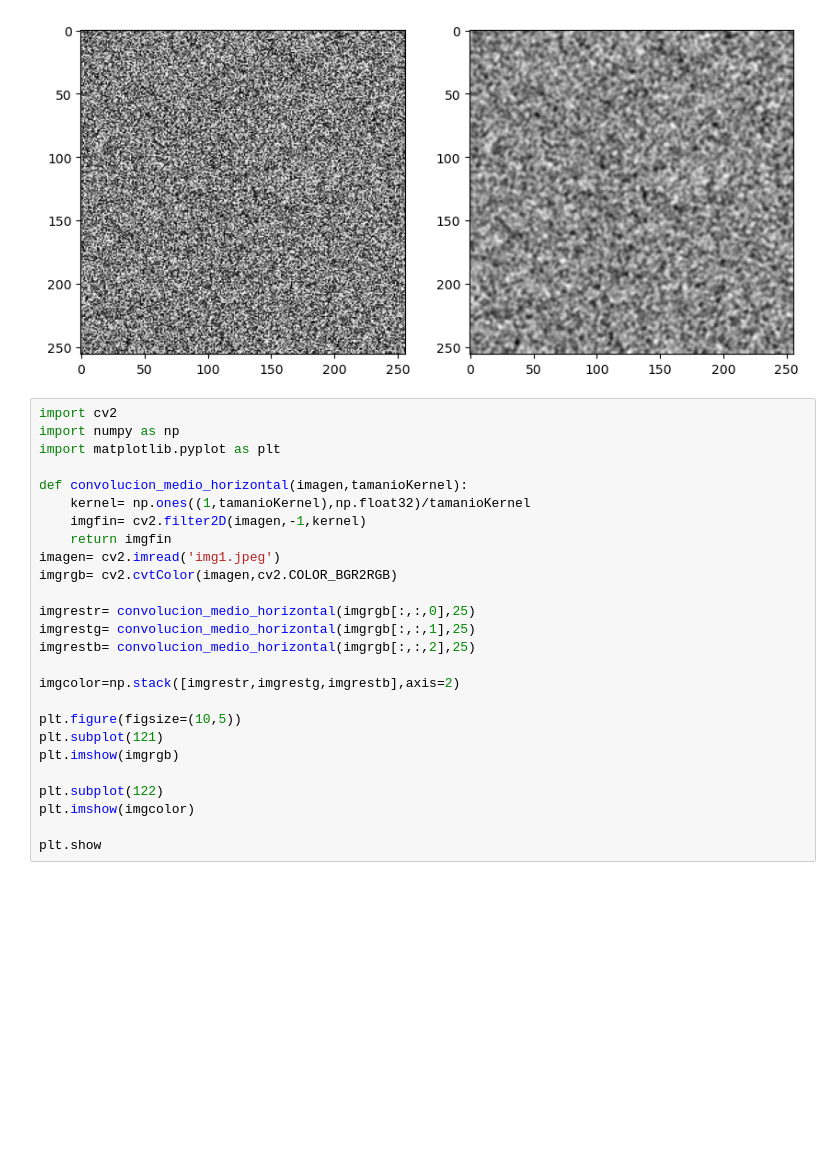
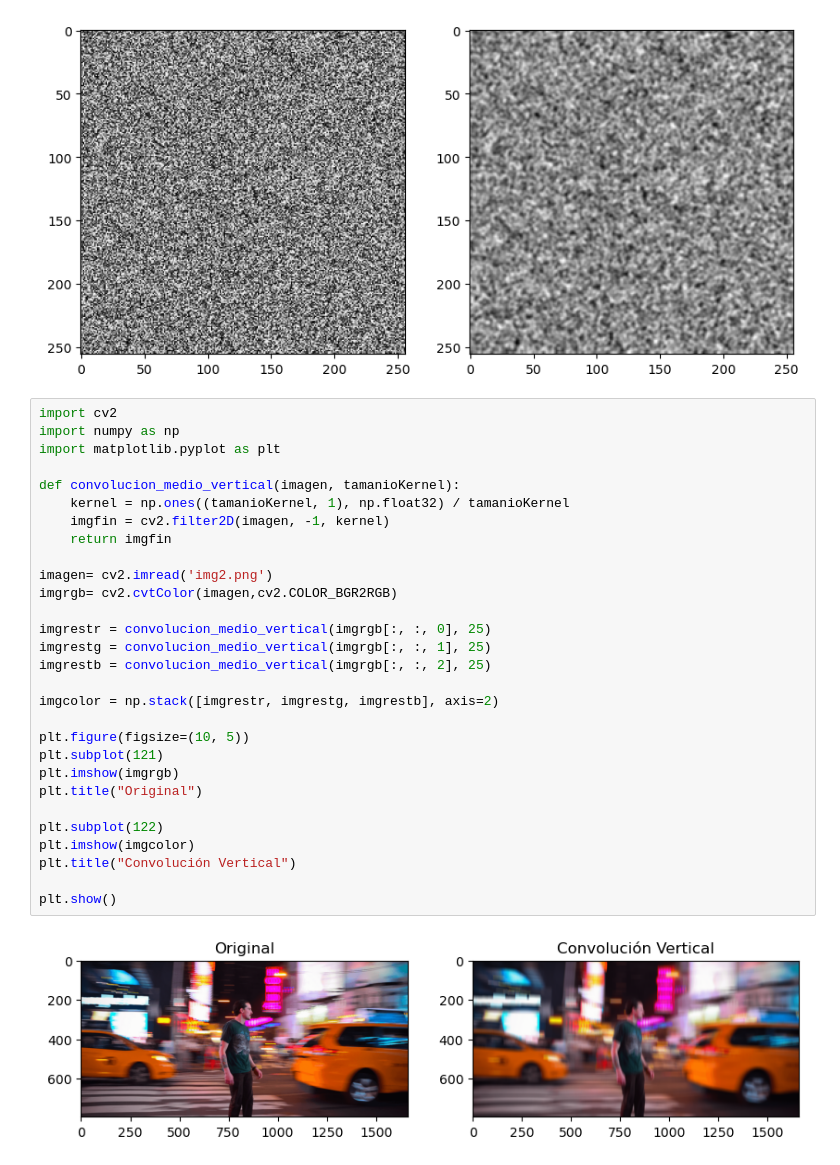
Before and after one commit to IblingGabrielValle-27/PDI---GABRIEL-VALLE, a Jupyter notebook: TEMA 3/convolucion.ipynb, the cells around one changed output. Drawn from its saved outputs; the diff is of its cells as text; blank space fills up the shorter version.

```diff
--- a/TEMA 3/convolucion.ipynb
+++ b/TEMA 3/convolucion.ipynb
@@ -147,26 +147,31 @@ plt.show
 # %%
 import cv2
 import numpy as np
 import matplotlib.pyplot as plt
 
-def convolucion_medio_horizontal(imagen,tamanioKernel):
-    kernel= np.ones((1,tamanioKernel),np.float32)/tamanioKernel
-    imgfin= cv2.filter2D(imagen,-1,kernel)
+def convolucion_medio_vertical(imagen, tamanioKernel):
+    kernel = np.ones((tamanioKernel, 1), np.float32) / tamanioKernel
+    imgfin = cv2.filter2D(imagen, -1, kernel)
     return imgfin
-imagen= cv2.imread('img1.jpeg')
+
+imagen= cv2.imread('img2.png')
 imgrgb= cv2.cvtColor(imagen,cv2.COLOR_BGR2RGB)
 
-imgrestr= convolucion_medio_horizontal(imgrgb[:,:,0],25)
-imgrestg= convolucion_medio_horizontal(imgrgb[:,:,1],25)
-imgrestb= convolucion_medio_horizontal(imgrgb[:,:,2],25)
+imgrestr = convolucion_medio_vertical(imgrgb[:, :, 0], 25)
+imgrestg = convolucion_medio_vertical(imgrgb[:, :, 1], 25)
+imgrestb = convolucion_medio_vertical(imgrgb[:, :, 2], 25)
 
-imgcolor=np.stack([imgrestr,imgrestg,imgrestb],axis=2)
+imgcolor = np.stack([imgrestr, imgrestg, imgrestb], axis=2)
 
-plt.figure(figsize=(10,5))
+plt.figure(figsize=(10, 5))
 plt.subplot(121)
 plt.imshow(imgrgb)
+plt.title("Original")
 
 plt.subplot(122)
 plt.imshow(imgcolor)
+plt.title("Convolución Vertical")
 
-plt.show
+plt.show()
+# %% [output]
+[figure, added]
```
Also changed, not shown: parts of 1 cell of this notebook, 2 other files.
